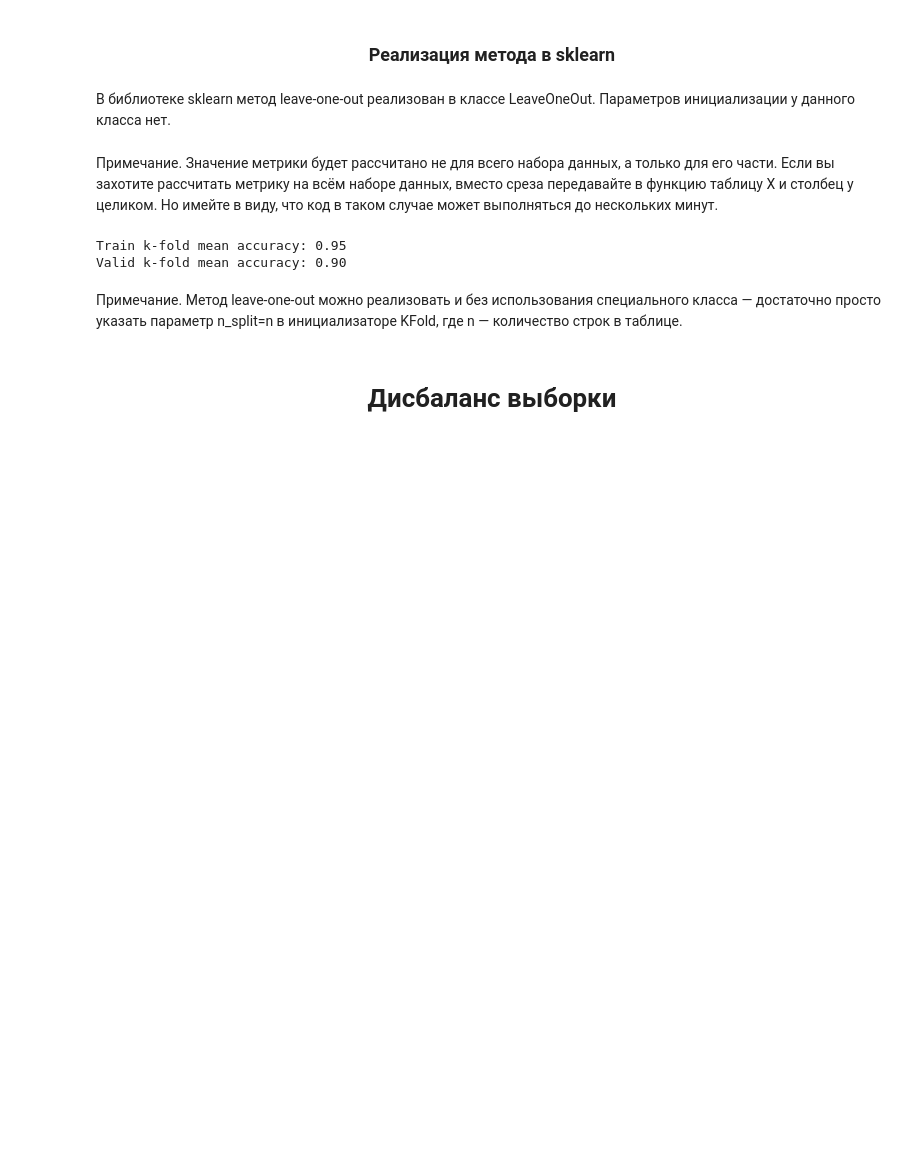
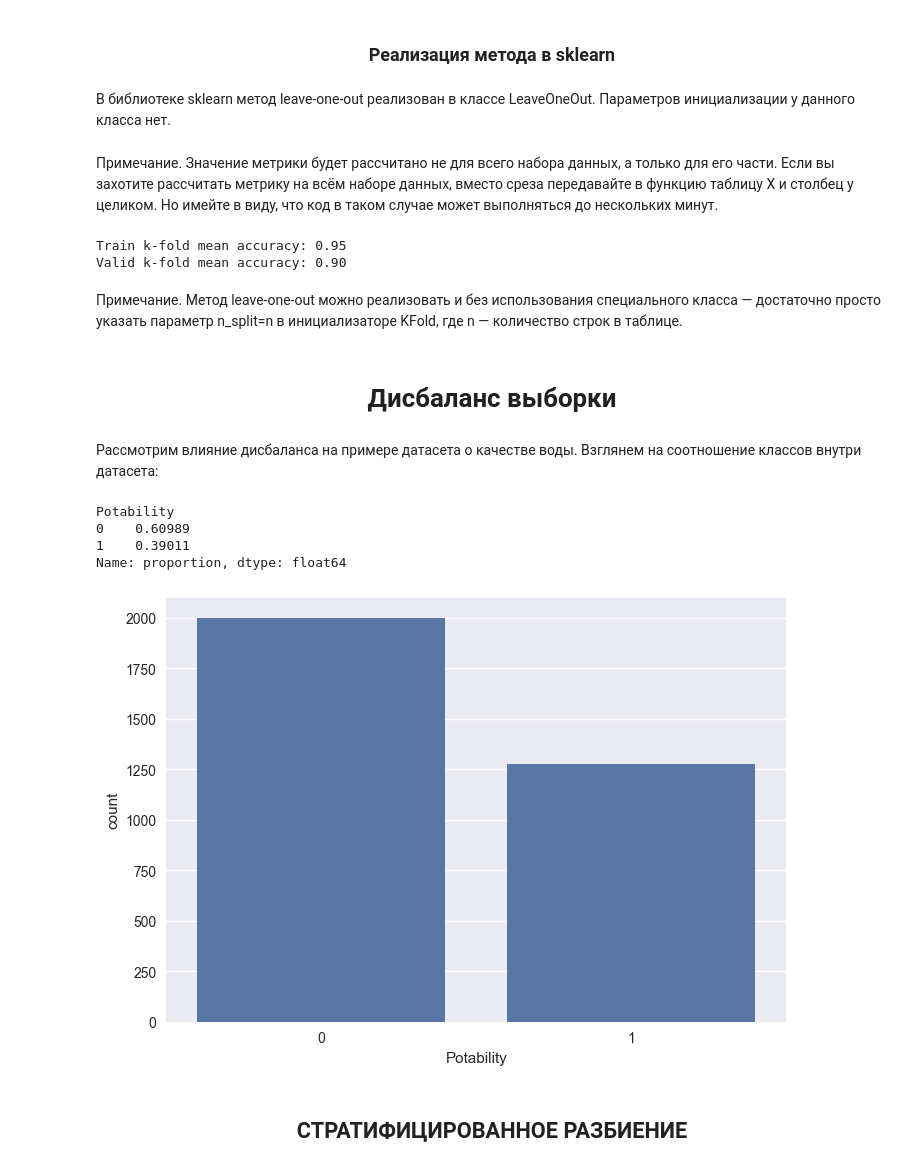
Before and after one commit to AbiNazim/Study_DataScience, a Jupyter notebook: Учеба/ML-5. Валидация данных и оценка моделей/ML_5.ipynb, the cells around one changed output. Saved outputs shown, nothing was run; the diff lists cells and outputs as text; code cells hidden in the pictures; blank space fills up the shorter version.

```diff
--- a/Учеба/ML-5. Валидация данных и оценка моделей/ML_5.ipynb
+++ b/Учеба/ML-5. Валидация данных и оценка моделей/ML_5.ipynb
@@ -275,3 +275,16 @@ Valid k-fold mean accuracy: 0.90
 Примечание. Метод leave-one-out можно реализовать и без использования специального класса — достаточно просто указать параметр n_split=n в инициализаторе KFold, где n — количество строк в таблице.
 # %% [markdown]
 # <center> Дисбаланс выборки
+# %% [markdown]
+Рассмотрим влияние дисбаланса на примере датасета о качестве воды. Взглянем на соотношение классов внутри датасета:
+# %%
+display(water_data['Potability'].value_counts(normalize=True))
+sns.countplot(data=water_data, x='Potability');
+# %% [output]
+Potability
+0    0.60989
+1    0.39011
+Name: proportion, dtype: float64
+[figure, added]
+# %% [markdown]
+## <center> СТРАТИФИЦИРОВАННОЕ РАЗБИЕНИЕ
```
Also changed, not shown: parts of 70 cells of this notebook.
